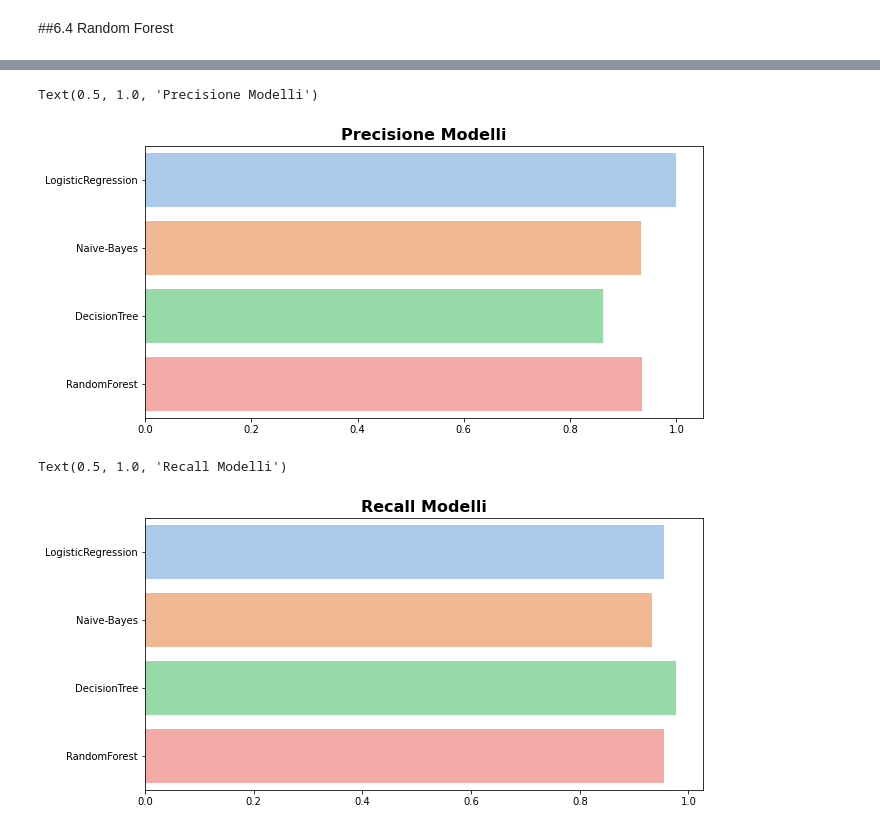
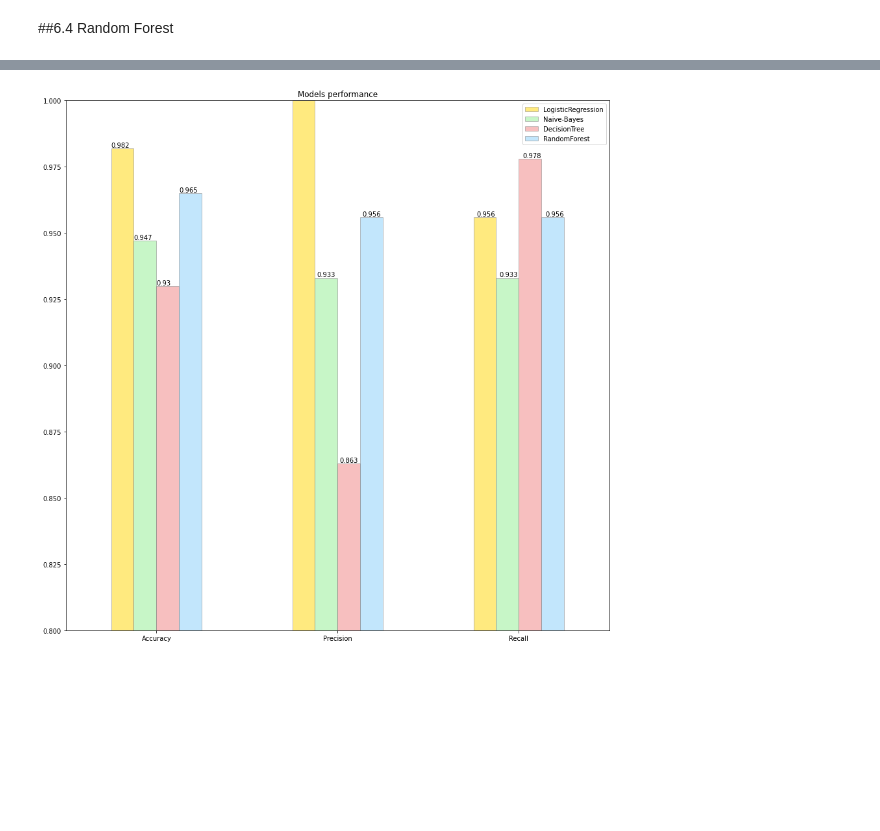
Before and after one commit to xDaryamo/BreastCancerPrediction, a Jupyter notebook: breast_cancer_prediction.ipynb, the cells around one changed output, grey strips where cells are left out. Cells and saved outputs as stored; diff of their text form; code cells hidden in the pictures; blank space fills up the shorter version.

```diff
--- a/breast_cancer_prediction.ipynb
+++ b/breast_cancer_prediction.ipynb
@@ -440,10 +442,9 @@ print("Accuracy:",accuracy_score(y_test, y_pred))
 print("Precision:",precision_score(y_test, y_pred))
 print("Recall:",recall_score(y_test, y_pred))
 
-models.append('Naive-Bayes')
-scores.append(accuracy_score(y_test, y_pred))
-precisions.append(precision_score(y_test, y_pred))
-recalls.append(recall_score(y_test, y_pred))
+nb.append(round(accuracy_score(y_test, y_pred), 3))
+nb.append(round(precision_score(y_test, y_pred), 3))
+nb.append(round(recall_score(y_test, y_pred), 3))
 # %% [output]
 [figure]
               precision    recall  f1-score   support
@@ -481,10 +482,9 @@ print("Precision:",precision_score(y_test, y_pred))
 print("Recall:",recall_score(y_test, y_pred))
 
 
-models.append('DecisionTree')
-scores.append(accuracy_score(y_test, y_pred))
-precisions.append(precision_score(y_test, y_pred))
-recalls.append(recall_score(y_test, y_pred))
+dt.append(round(accuracy_score(y_test, y_pred), 3))
+dt.append(round(precision_score(y_test, y_pred), 3))
+dt.append(round(recall_score(y_test, y_pred), 3))
 # %% [output]
 [figure]
               precision    recall  f1-score   support
@@ -550,14 +541,19 @@ Text(0.5, 1.0, 'Accuratezza Modelli')
-# %%
-plt.figure(figsize = (10,5))
-sb.barplot(x = precisions, y = models, palette='pastel')
-plt.title("Precisione Modelli", fontsize=16, fontweight="bold")
-# %% [output]
-Text(0.5, 1.0, 'Precisione Modelli')
-[figure, removed]
-# %%
-plt.figure(figsize = (10,5))
-sb.barplot(x = recalls, y = models, palette='pastel')
-plt.title("Recall Modelli", fontsize=16, fontweight="bold")
-# %% [output]
-Text(0.5, 1.0, 'Recall Modelli')
-[figure, removed]
+# %%
+models_metrics = {'LogisticRegression': lr,
+                 'Naive-Bayes': nb,
+                 'DecisionTree' : dt,
+                 'RandomForest' : rf
+                }
+
+metrics = pd.DataFrame(data = models_metrics)
+metrics.rename(index={0:'Accuracy',1:'Precision', 2: 'Recall'},
+                 inplace=True)
+ax = metrics.plot(kind='bar', figsize = (15,15), ylim = (0.80, 1),
+        color = ['gold', 'lightgreen', 'lightcoral', 'lightskyblue'],
+        rot = 0, title ='Models performance',
+        edgecolor = 'grey', alpha = 0.5)
+for p in ax.patches:
+    ax.annotate(str(p.get_height()), (p.get_x() * 1.01, p.get_height() * 1.0005))
+plt.show()
+# %% [output]
+[figure, added]
```
Also changed, not shown: parts of 5 cells of this notebook.
